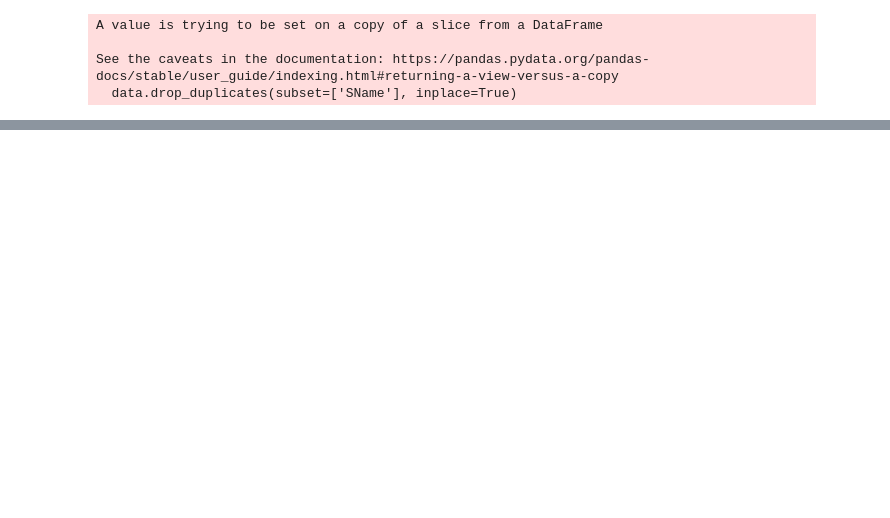
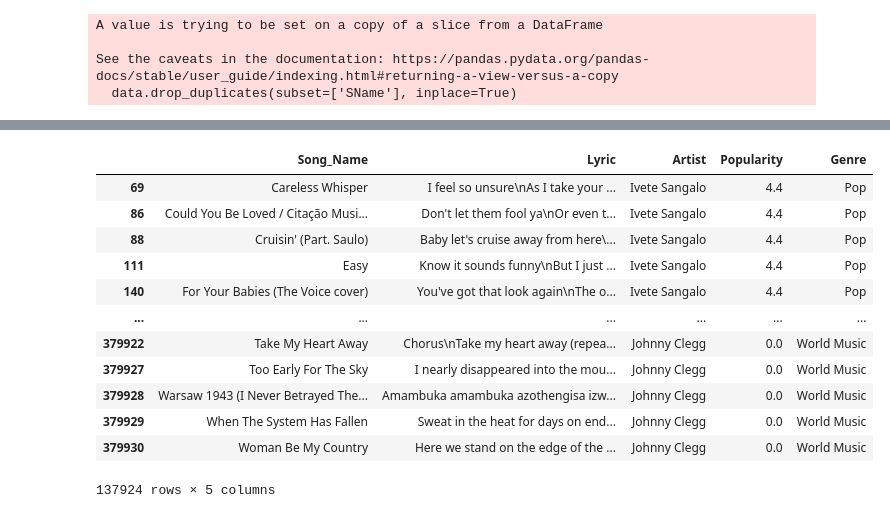
Before and after one commit to TLEVIE/UTA-Project-4, a Jupyter notebook: clean_data.ipynb, the cells around one changed output, grey strips where cells are left out. Cells and saved outputs as stored; diff of their text form; code cells hidden in the pictures; blank space fills up the shorter version.

```diff
--- a/clean_data.ipynb
+++ b/clean_data.ipynb
@@ -109,0 +119,5 @@ Name: Genres, Length: 1160, dtype: int64
+# %%
+data.drop(data.columns.difference(['SName','Lyric','Artist','Popularity','Genres0']),1, inplace=True)
+# %%
+data.dropna(inplace=True)
+data.shape
@@ -109,0 +135,19 @@ Name: Genres, Length: 1160, dtype: int64
+# %%
+data_b = data.rename(columns={'SName': 'Song_Name', 'Genres0':'Genre'})
+# %%
+data_b['Lyric'] =data_b['Lyric'].str.replace(',','')
+data_b
+# %% [output]
+|  | Song_Name | Lyric | Artist | Popularity | Genre |
+| 69 | Careless Whisper | I feel so unsure\nAs I take your ... | Ivete Sangalo | 4.4 | Pop |
+| 86 | Could You Be Loved / Citação Musi... | Don't let them fool ya\nOr even t... | Ivete Sangalo | 4.4 | Pop |
+| 88 | Cruisin' (Part. Saulo) | Baby let's cruise away from here\... | Ivete Sangalo | 4.4 | Pop |
+| 111 | Easy | Know it sounds funny\nBut I just ... | Ivete Sangalo | 4.4 | Pop |
+| 140 | For Your Babies (The Voice cover) | You've got that look again\nThe o... | Ivete Sangalo | 4.4 | Pop |
+| ... | ... | ... | ... | ... | ... |
+| 379922 | Take My Heart Away | Chorus\nTake my heart away (repea... | Johnny Clegg | 0.0 | World Music |
+| 379927 | Too Early For The Sky | I nearly disappeared into the mou... | Johnny Clegg | 0.0 | World Music |
+| 379928 | Warsaw 1943 (I Never Betrayed The... | Amambuka amambuka azothengisa izw... | Johnny Clegg | 0.0 | World Music |
+| 379929 | When The System Has Fallen | Sweat in the heat for days on end... | Johnny Clegg | 0.0 | World Music |
+| 379930 | Woman Be My Country | Here we stand on the edge of the ... | Johnny Clegg | 0.0 | World Music |
+137924 rows × 5 columns
```
Also changed, not shown: parts of 7 cells of this notebook.
